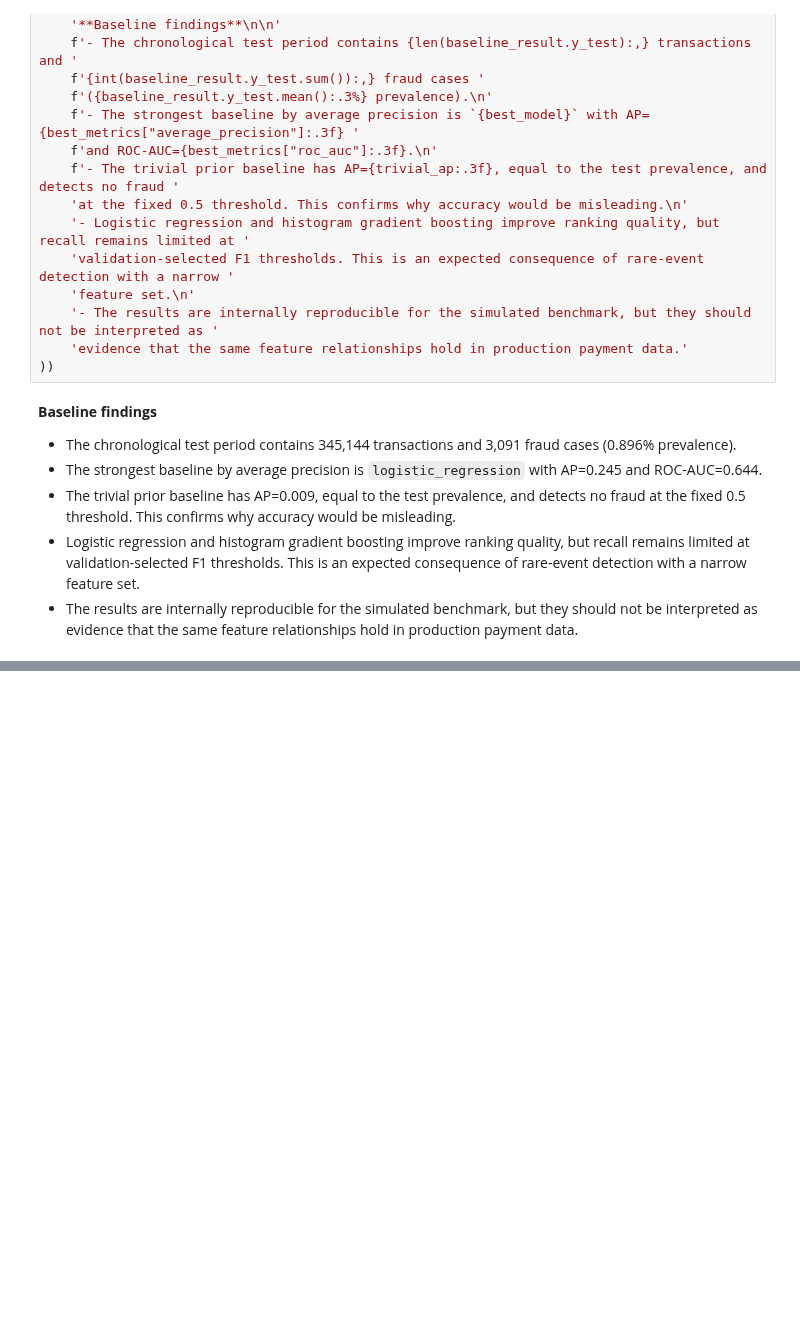
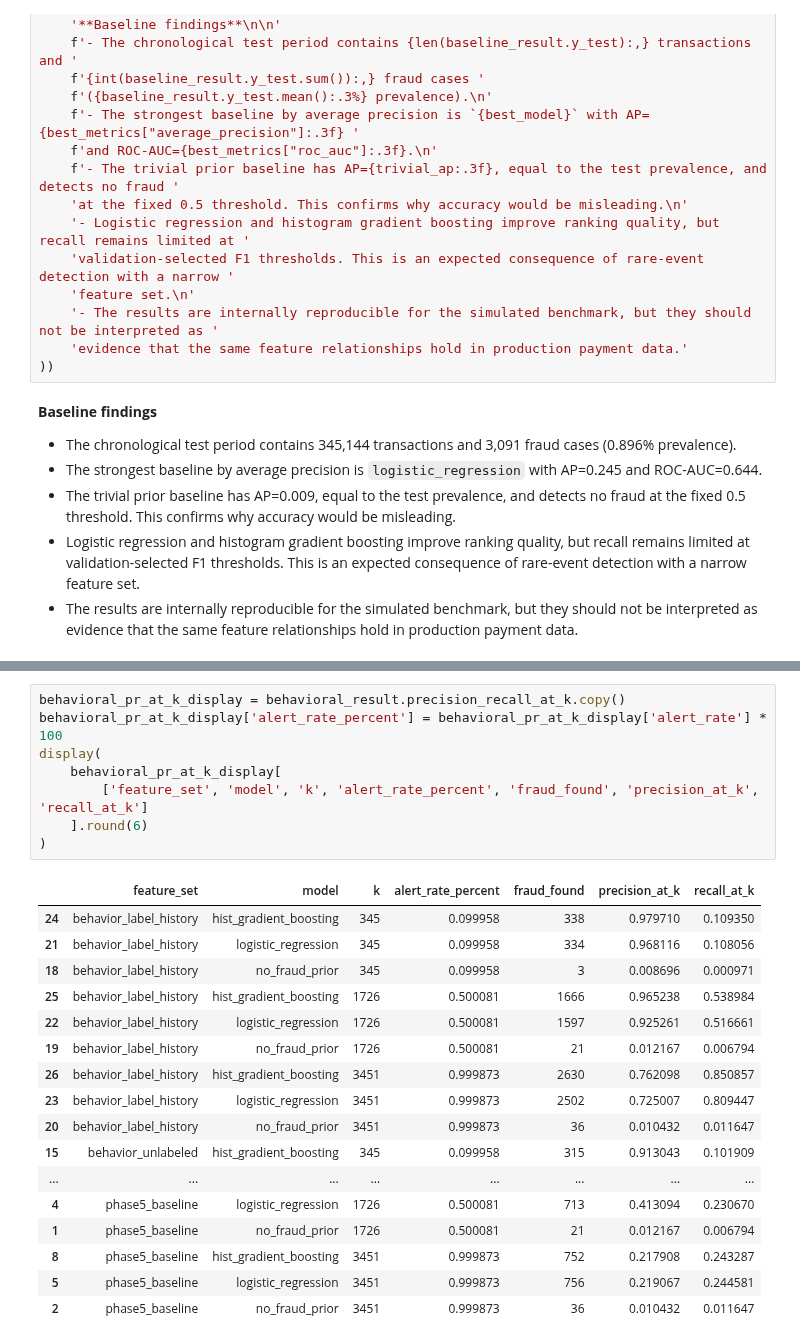
Before and after one commit to PolarScorpion/data-science-in-cyber, a Jupyter notebook: notebooks/main_analysis.ipynb, the cells around one changed output, grey strips where cells are left out. Saved outputs shown, nothing was run; the diff lists cells and outputs as text; blank space fills up the shorter version.

```diff
--- a/notebooks/main_analysis.ipynb
+++ b/notebooks/main_analysis.ipynb
@@ -1167,0 +1303,26 @@ display(Markdown(
+# %%
+behavioral_pr_at_k_display = behavioral_result.precision_recall_at_k.copy()
+behavioral_pr_at_k_display['alert_rate_percent'] = behavioral_pr_at_k_display['alert_rate'] * 100
+display(
+    behavioral_pr_at_k_display[
+        ['feature_set', 'model', 'k', 'alert_rate_percent', 'fraud_found', 'precision_at_k', 'recall_at_k']
+    ].round(6)
+)
+# %% [output]
+|  | feature_set | model | k | alert_rate_percent | fraud_found | precision_at_k | recall_at_k |
+| 24 | behavior_label_history | hist_gradient_boosting | 345 | 0.099958 | 338 | 0.979710 | 0.109350 |
+| 21 | behavior_label_history | logistic_regression | 345 | 0.099958 | 334 | 0.968116 | 0.108056 |
+| 18 | behavior_label_history | no_fraud_prior | 345 | 0.099958 | 3 | 0.008696 | 0.000971 |
+| 25 | behavior_label_history | hist_gradient_boosting | 1726 | 0.500081 | 1666 | 0.965238 | 0.538984 |
+| 22 | behavior_label_history | logistic_regression | 1726 | 0.500081 | 1597 | 0.925261 | 0.516661 |
+| 19 | behavior_label_history | no_fraud_prior | 1726 | 0.500081 | 21 | 0.012167 | 0.006794 |
+| 26 | behavior_label_history | hist_gradient_boosting | 3451 | 0.999873 | 2630 | 0.762098 | 0.850857 |
+| 23 | behavior_label_history | logistic_regression | 3451 | 0.999873 | 2502 | 0.725007 | 0.809447 |
+| 20 | behavior_label_history | no_fraud_prior | 3451 | 0.999873 | 36 | 0.010432 | 0.011647 |
+| 15 | behavior_unlabeled | hist_gradient_boosting | 345 | 0.099958 | 315 | 0.913043 | 0.101909 |
+| ... | ... | ... | ... | ... | ... | ... | ... |
+| 4 | phase5_baseline | logistic_regression | 1726 | 0.500081 | 713 | 0.413094 | 0.230670 |
+| 1 | phase5_baseline | no_fraud_prior | 1726 | 0.500081 | 21 | 0.012167 | 0.006794 |
+| 8 | phase5_baseline | hist_gradient_boosting | 3451 | 0.999873 | 752 | 0.217908 | 0.243287 |
+| 5 | phase5_baseline | logistic_regression | 3451 | 0.999873 | 756 | 0.219067 | 0.244581 |
+| 2 | phase5_baseline | no_fraud_prior | 3451 | 0.999873 | 36 | 0.010432 | 0.011647 |
```
Also changed, not shown: parts of 17 cells of this notebook, 15 other files.
